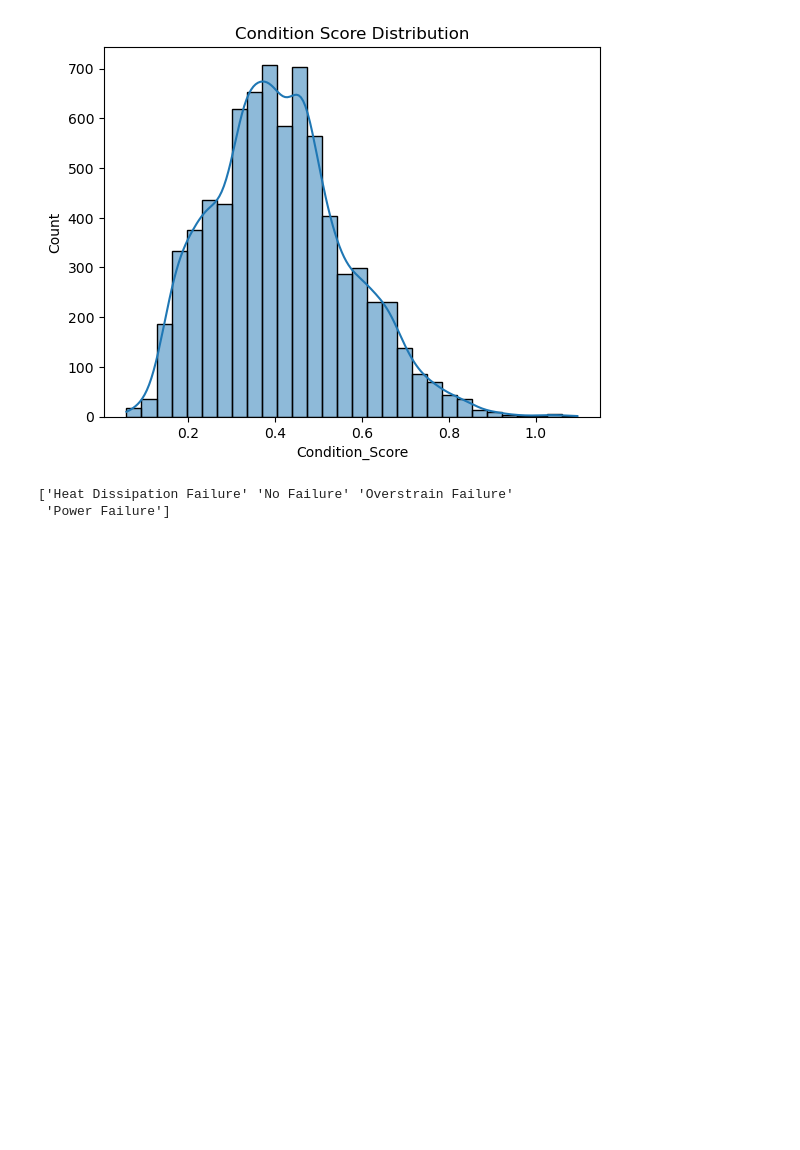
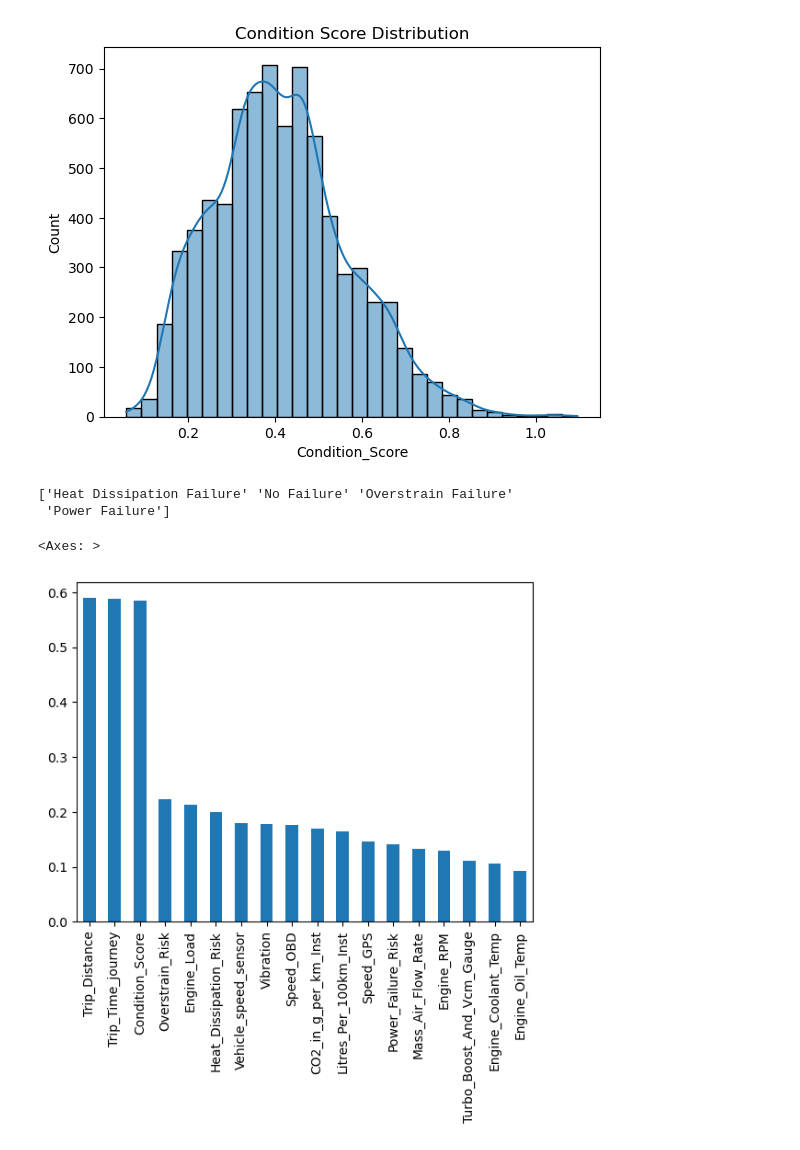
Before and after one commit to aneeshsg/AI-Driven-Priority-Maintenance-for-Automotive-Systems, a Jupyter notebook: predictive maintenance.ipynb, the cells around one changed output. Cells and saved outputs as stored; diff of their text form; code cells hidden in the pictures; blank space fills up the shorter version.

```diff
--- a/predictive maintenance.ipynb
+++ b/predictive maintenance.ipynb
@@ -235,22 +208,36 @@ Name: Condition_Score, dtype: float64
 [figure]
 # %%
 from sklearn.preprocessing import LabelEncoder
-lb=LabelEncoder()
-lb1=LabelEncoder()
-df['Failure_Type']=lb.fit_transform(df['Failure_Type'])
-# df['Priority']=lb1.fit_transform(df['Priority'])
-print(lb.classes_)
-# print(lb.inverse_transform([0,1,2,3]))
-# print(lb1.classes_)
-# print(lb1.inverse_transform([0,1,2]))
+def encoder(df):
+    lb=LabelEncoder()
+    lb1=LabelEncoder()
+    df['Failure_Type']=lb.fit_transform(df['Failure_Type'])
+    # df['Priority']=lb1.fit_transform(df['Priority'])
+    return lb
+    # print(lb.inverse_transform([0,1,2,3]))
+    # print(lb1.classes_)
+    # print(lb1.inverse_transform([0,1,2]))
-# %% [output]
-['Heat Dissipation Failure' 'No Failure' 'Overstrain Failure'
- 'Power Failure']
 # %%
 from sklearn.model_selection import train_test_split
-df.drop(columns=['Priority','GPS_Longitude','GPS_Latitude','GPS_Bearing','GPS_Altitude','Maintenance_flag'],axis=1,inplace=True)
+lb=encoder(df)
+# df.drop(columns=['Priority','GPS_Longitude','GPS_Latitude','GPS_Bearing','GPS_Altitude','Maintenance_flag','Intake_Manifold_Pressure','Throttle_Pos_Manifold','Intake_Air_Temp', 'Accel_Pedal_Pos_D', 'Ambient_air_temp', 'Accel_Ssor_Total', 'Voltage_Control_Module','Turbo_Boost_And_Vcm_Gauge','Engine_Oil_Temp','Engine_Coolant_Temp'],axis=1,inplace=True)
+df.drop(columns=['Priority'],axis=1,inplace=True)
 x=df.drop(columns=['Failure_Type'])
 y=df['Failure_Type']
+
+print(lb.classes_)
+# %% [output]
+['Heat Dissipation Failure' 'No Failure' 'Overstrain Failure'
+ 'Power Failure']
+# %%
+from sklearn.feature_selection import mutual_info_classif
+
+mi_scores = mutual_info_classif(x, y)
+mi_scores = pd.Series(mi_scores, index=x.columns)
+mi_scores.sort_values(ascending=False).plot(kind='bar')
+# %% [output]
+<Axes: >
+[figure, added]
 # %%
 plt.figure(figsize=(20,20))
 sns.heatmap(df.corr(),annot=True)
```
Also changed, not shown: parts of 22 cells of this notebook, 3 other files.
